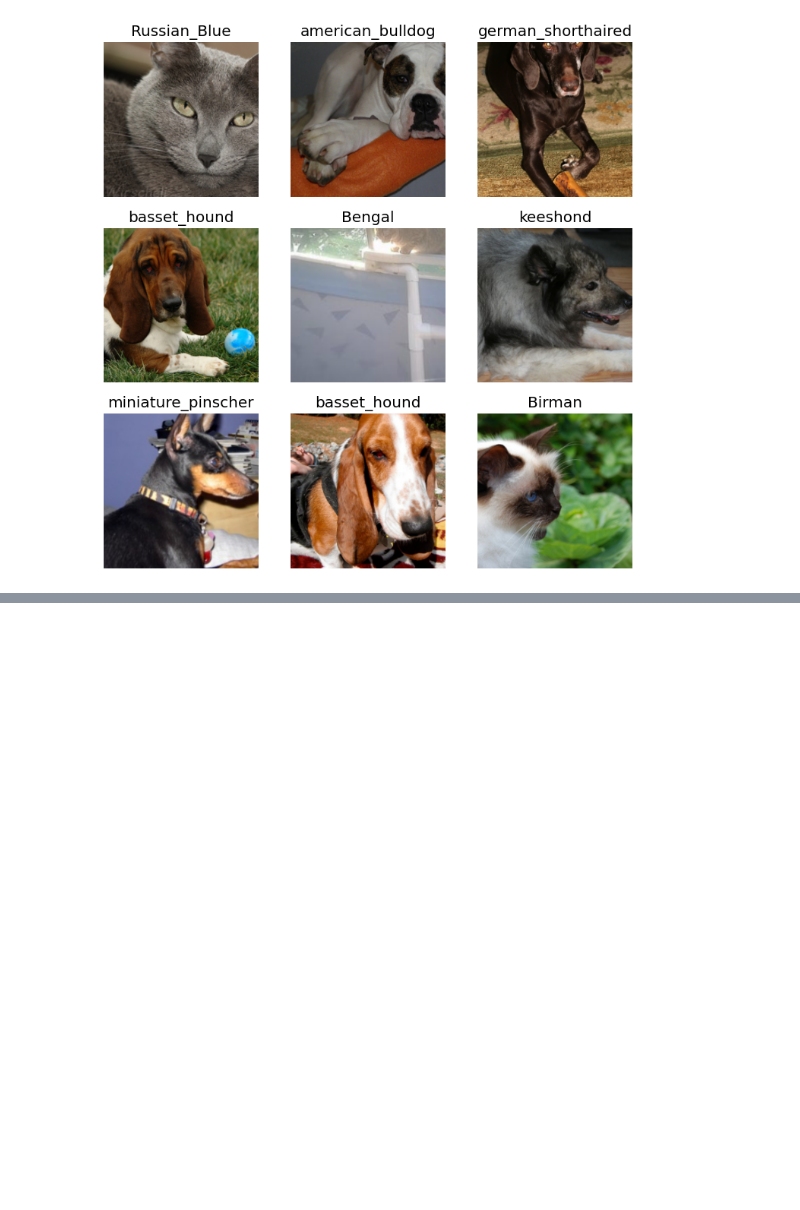
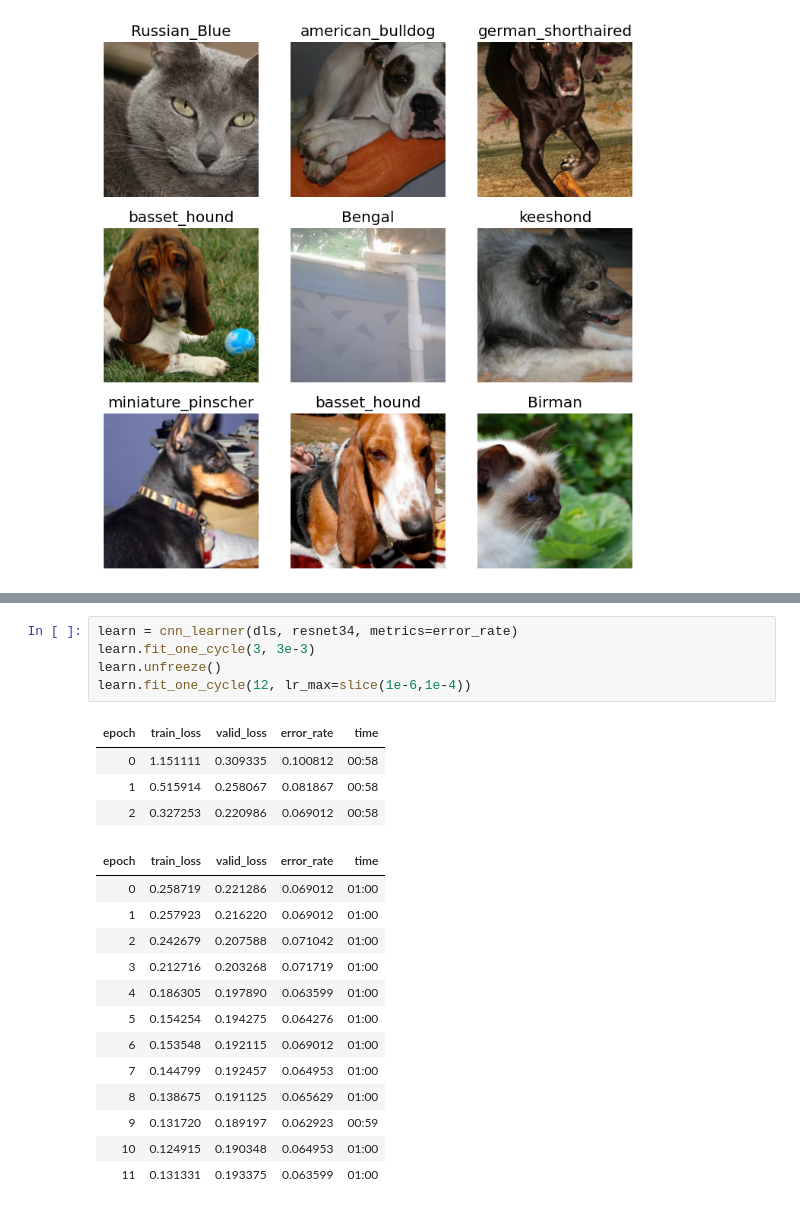
Before and after one commit to slyce20/pet-breeds-recognition, a Jupyter notebook: pet_recog.ipynb, the cells around one changed output, grey strips where cells are left out. Cells and saved outputs as stored; diff of their text form; blank space fills up the shorter version.

```diff
--- a/pet_recog.ipynb
+++ b/pet_recog.ipynb
@@ -57,0 +112,23 @@ Downloading: "https://download.pytorch.org/models/resnet34-b627a593.pth" to /roo
+# %%
+learn = cnn_learner(dls, resnet34, metrics=error_rate)
+learn.fit_one_cycle(3, 3e-3)
+learn.unfreeze()
+learn.fit_one_cycle(12, lr_max=slice(1e-6,1e-4))
+# %% [output]
+| epoch | train_loss | valid_loss | error_rate | time |
+| 0 | 1.151111 | 0.309335 | 0.100812 | 00:58 |
+| 1 | 0.515914 | 0.258067 | 0.081867 | 00:58 |
+| 2 | 0.327253 | 0.220986 | 0.069012 | 00:58 |
+| epoch | train_loss | valid_loss | error_rate | time |
+| 0 | 0.258719 | 0.221286 | 0.069012 | 01:00 |
+| 1 | 0.257923 | 0.216220 | 0.069012 | 01:00 |
+| 2 | 0.242679 | 0.207588 | 0.071042 | 01:00 |
+| 3 | 0.212716 | 0.203268 | 0.071719 | 01:00 |
+| 4 | 0.186305 | 0.197890 | 0.063599 | 01:00 |
+| 5 | 0.154254 | 0.194275 | 0.064276 | 01:00 |
+| 6 | 0.153548 | 0.192115 | 0.069012 | 01:00 |
+| 7 | 0.144799 | 0.192457 | 0.064953 | 01:00 |
+| 8 | 0.138675 | 0.191125 | 0.065629 | 01:00 |
+| 9 | 0.131720 | 0.189197 | 0.062923 | 00:59 |
+| 10 | 0.124915 | 0.190348 | 0.064953 | 01:00 |
+| 11 | 0.131331 | 0.193375 | 0.063599 | 01:00 |
```
Also changed, not shown: parts of 11 cells of this notebook.
